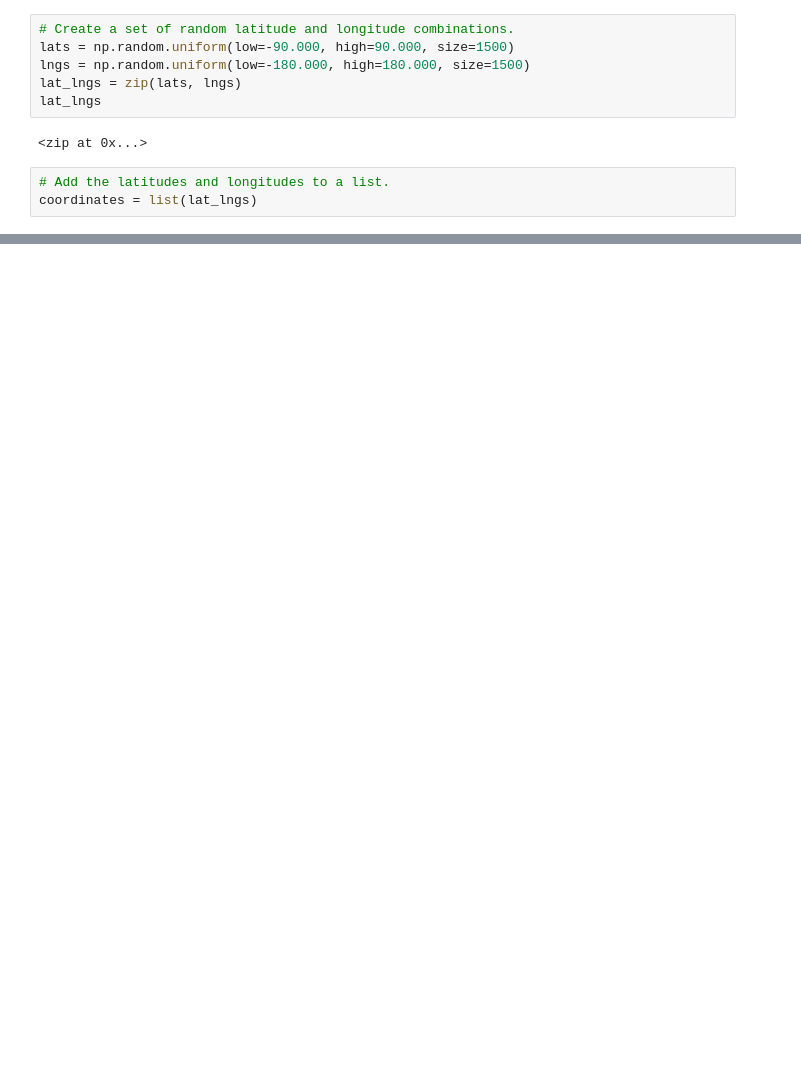
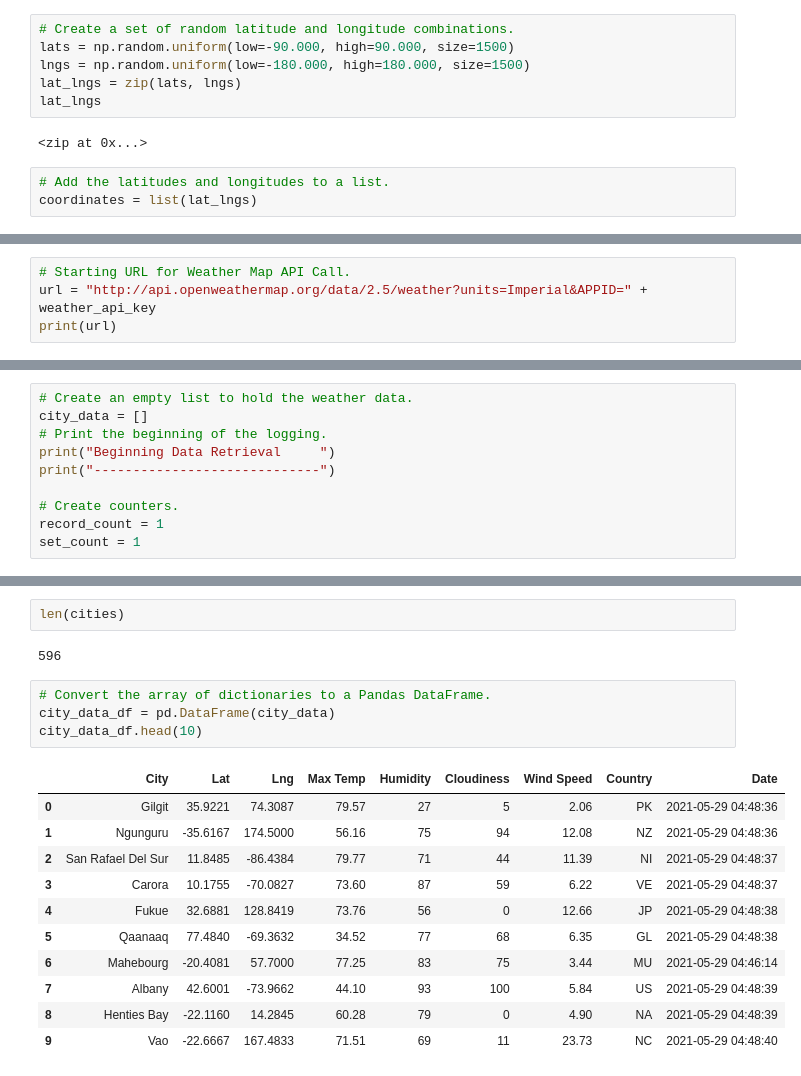
Before and after one commit to cgurbatri/World_weather_analysis, a Jupyter notebook: WeatherPy.ipynb, the cells around one changed output, grey strips where cells are left out. Drawn from its saved outputs; the diff is of its cells as text; blank space fills up the shorter version.

Commit message:
updated git ignore, updated weather file

```diff
--- a/WeatherPy.ipynb
+++ b/WeatherPy.ipynb
@@ -31,0 +39,4 @@ len(cities)
+# %%
+# Starting URL for Weather Map API Call.
+url = "http://api.openweathermap.org/data/2.5/weather?units=Imperial&APPID=" + weather_api_key
+print(url)
@@ -31,0 +45,10 @@ len(cities)
+# %%
+# Create an empty list to hold the weather data.
+city_data = []
+# Print the beginning of the logging.
+print("Beginning Data Retrieval     ")
+print("-----------------------------")
+
+# Create counters.
+record_count = 1
+set_count = 1
@@ -31,0 +126,20 @@ len(cities)
+# %%
+len(cities)
+# %% [output]
+596
+# %%
+# Convert the array of dictionaries to a Pandas DataFrame.
+city_data_df = pd.DataFrame(city_data)
+city_data_df.head(10)
+# %% [output]
+|  | City | Lat | Lng | Max Temp | Humidity | Cloudiness | Wind Speed | Country | Date |
+| 0 | Gilgit | 35.9221 | 74.3087 | 79.57 | 27 | 5 | 2.06 | PK | 2021-05-29 04:48:36 |
+| 1 | Ngunguru | -35.6167 | 174.5000 | 56.16 | 75 | 94 | 12.08 | NZ | 2021-05-29 04:48:36 |
+| 2 | San Rafael Del Sur | 11.8485 | -86.4384 | 79.77 | 71 | 44 | 11.39 | NI | 2021-05-29 04:48:37 |
+| 3 | Carora | 10.1755 | -70.0827 | 73.60 | 87 | 59 | 6.22 | VE | 2021-05-29 04:48:37 |
+| 4 | Fukue | 32.6881 | 128.8419 | 73.76 | 56 | 0 | 12.66 | JP | 2021-05-29 04:48:38 |
+| 5 | Qaanaaq | 77.4840 | -69.3632 | 34.52 | 77 | 68 | 6.35 | GL | 2021-05-29 04:48:38 |
+| 6 | Mahebourg | -20.4081 | 57.7000 | 77.25 | 83 | 75 | 3.44 | MU | 2021-05-29 04:46:14 |
+| 7 | Albany | 42.6001 | -73.9662 | 44.10 | 93 | 100 | 5.84 | US | 2021-05-29 04:48:39 |
+| 8 | Henties Bay | -22.1160 | 14.2845 | 60.28 | 79 | 0 | 4.90 | NA | 2021-05-29 04:48:39 |
+| 9 | Vao | -22.6667 | 167.4833 | 71.51 | 69 | 11 | 23.73 | NC | 2021-05-29 04:48:40 |
```
Also changed, not shown: parts of 7 cells of this notebook, 2 other files.
